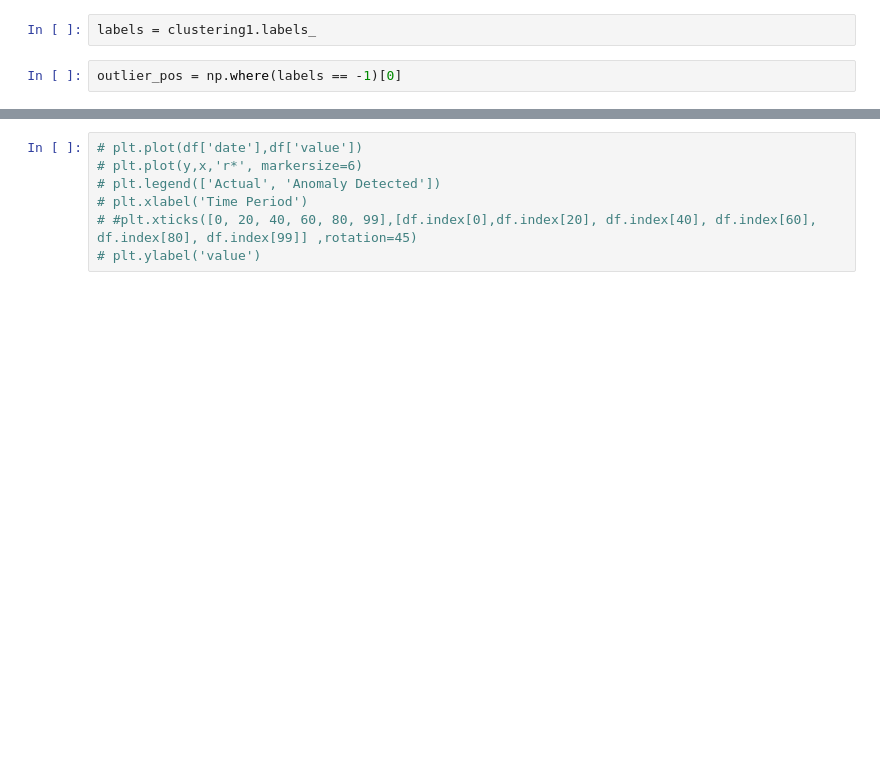
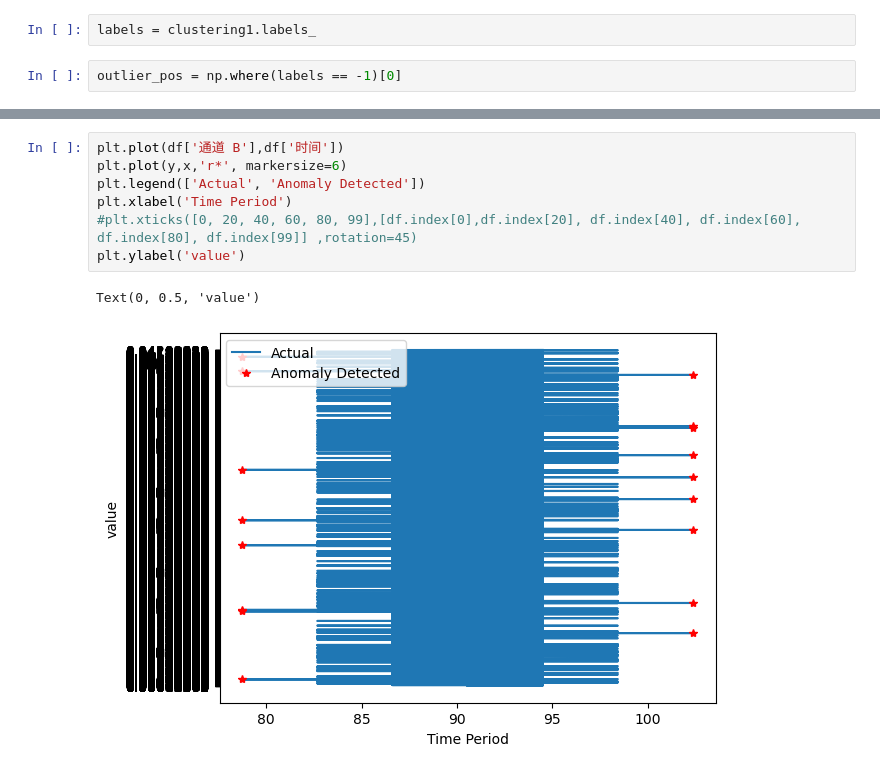
Before and after one commit to adi-bal/ml-repo, a Jupyter notebook: Manya_DIP.ipynb, the cells around one changed output, grey strips where cells are left out. Drawn from its saved outputs; the diff is of its cells as text; blank space fills up the shorter version.

```diff
--- a/Manya_DIP.ipynb
+++ b/Manya_DIP.ipynb
@@ -58,7 +77,10 @@ ValueError:
 # %%
-# plt.plot(df['date'],df['value'])
-# plt.plot(y,x,'r*', markersize=6)
-# plt.legend(['Actual', 'Anomaly Detected'])
-# plt.xlabel('Time Period')
-# #plt.xticks([0, 20, 40, 60, 80, 99],[df.index[0],df.index[20], df.index[40], df.index[60], df.index[80], df.index[99]] ,rotation=45)
-# plt.ylabel('value')
+plt.plot(df['通道 B'],df['时间'])
+plt.plot(y,x,'r*', markersize=6)
+plt.legend(['Actual', 'Anomaly Detected'])
+plt.xlabel('Time Period')
+#plt.xticks([0, 20, 40, 60, 80, 99],[df.index[0],df.index[20], df.index[40], df.index[60], df.index[80], df.index[99]] ,rotation=45)
+plt.ylabel('value')
+# %% [output]
+Text(0, 0.5, 'value')
+[figure, added]
```
Also changed, not shown: parts of 9 cells of this notebook.
